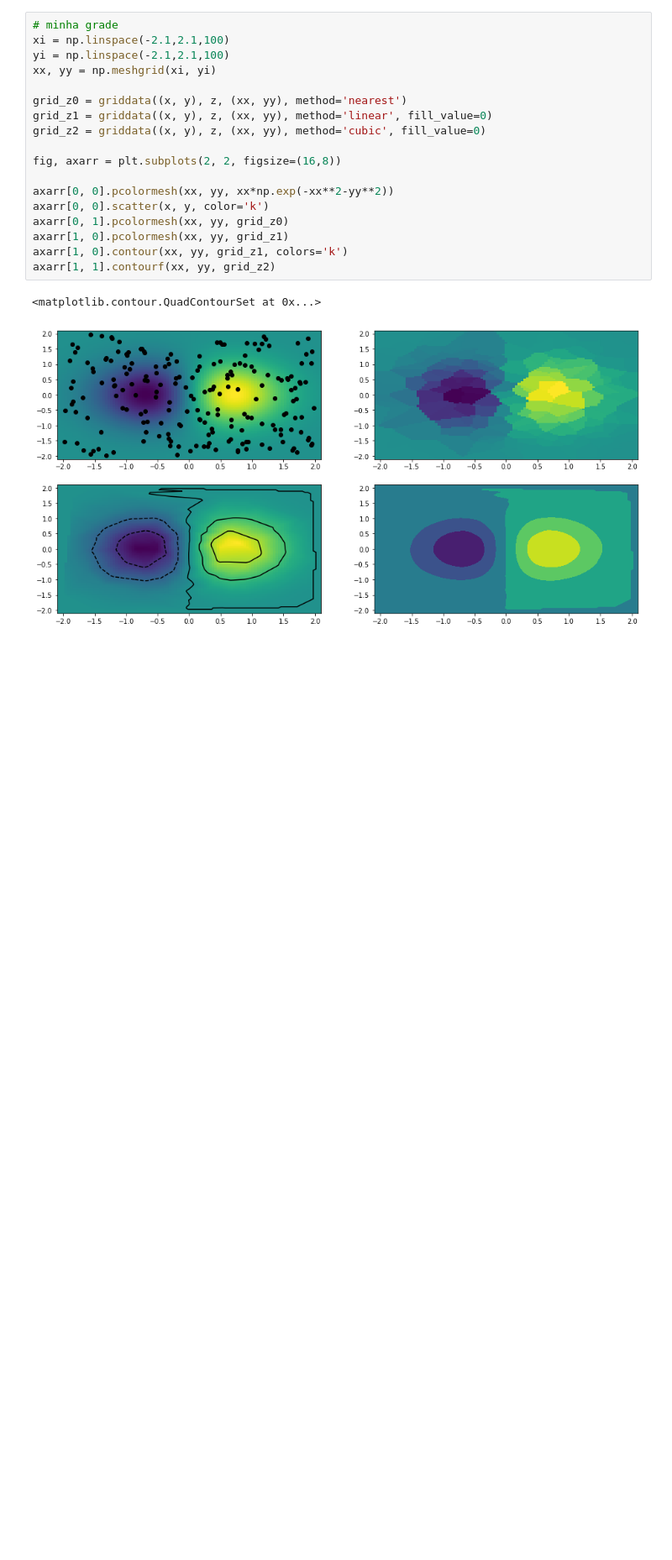
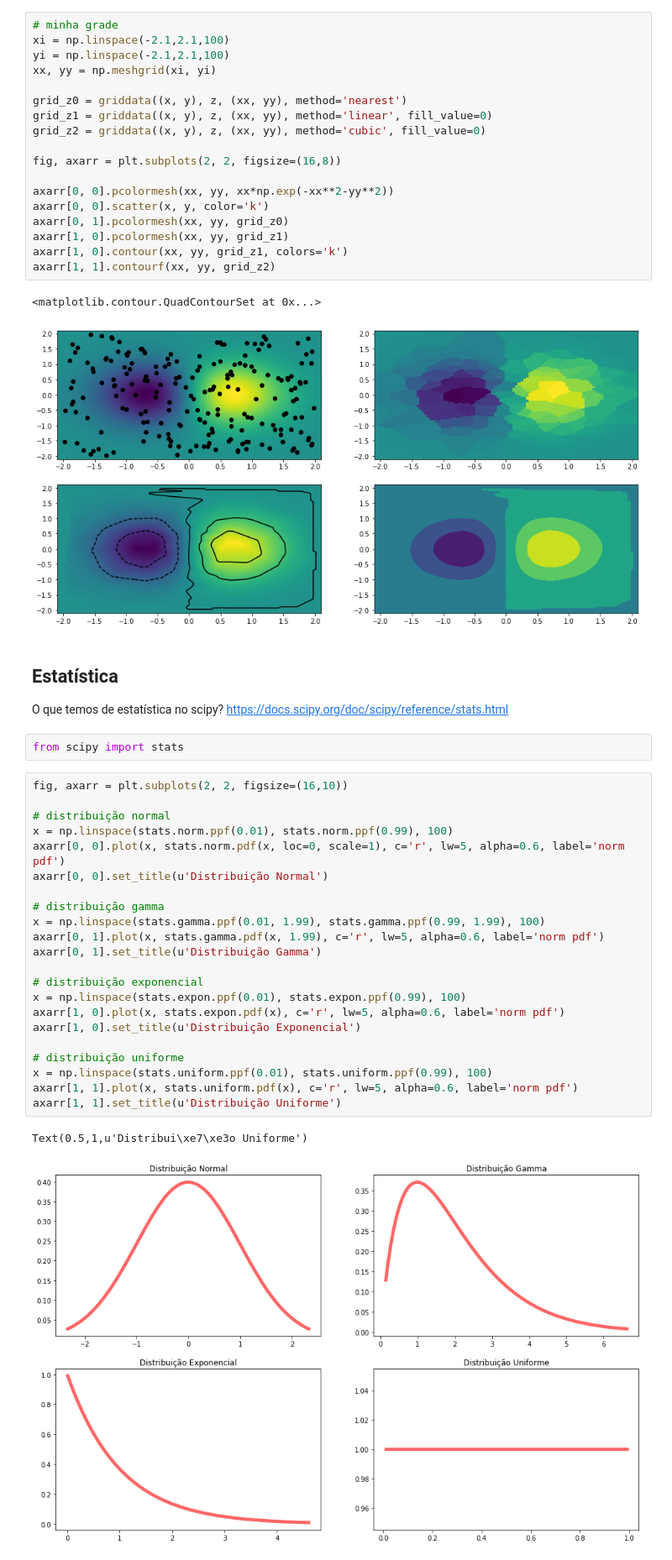
Before and after one commit to rafaelcabreu/PythonTutorial, a Jupyter notebook: 03_scipy_pandas.ipynb, the cells around one changed output. Shown at 84% size. Cells and saved outputs as stored; diff of their text form; blank space fills up the shorter version.

Commit message:
added statistics part for scipy notebook

```diff
--- a/03_scipy_pandas.ipynb
+++ b/03_scipy_pandas.ipynb
@@ -121,3 +121,34 @@ axarr[1, 1].contourf(xx, yy, grid_z2)
 # %% [output]
 <matplotlib.contour.QuadContourSet at 0x...>
 [figure]
+# %% [markdown]
+## Estatística
+
+O que temos de estatística no scipy? https://docs.scipy.org/doc/scipy/reference/stats.html
+# %%
+from scipy import stats
+# %%
+fig, axarr = plt.subplots(2, 2, figsize=(16,10))
+
+# distribuição normal
+x = np.linspace(stats.norm.ppf(0.01), stats.norm.ppf(0.99), 100)
+axarr[0, 0].plot(x, stats.norm.pdf(x, loc=0, scale=1), c='r', lw=5, alpha=0.6, label='norm pdf')
+axarr[0, 0].set_title(u'Distribuição Normal')
+
+# distribuição gamma
+x = np.linspace(stats.gamma.ppf(0.01, 1.99), stats.gamma.ppf(0.99, 1.99), 100)
+axarr[0, 1].plot(x, stats.gamma.pdf(x, 1.99), c='r', lw=5, alpha=0.6, label='norm pdf')
+axarr[0, 1].set_title(u'Distribuição Gamma')
+
+# distribuição exponencial
+x = np.linspace(stats.expon.ppf(0.01), stats.expon.ppf(0.99), 100)
+axarr[1, 0].plot(x, stats.expon.pdf(x), c='r', lw=5, alpha=0.6, label='norm pdf')
+axarr[1, 0].set_title(u'Distribuição Exponencial')
+
+# distribuição uniforme
+x = np.linspace(stats.uniform.ppf(0.01), stats.uniform.ppf(0.99), 100)
+axarr[1, 1].plot(x, stats.uniform.pdf(x), c='r', lw=5, alpha=0.6, label='norm pdf')
+axarr[1, 1].set_title(u'Distribuição Uniforme')
+# %% [output]
+Text(0.5,1,u'Distribui\xe7\xe3o Uniforme')
+[figure, added]
```
Also changed, not shown: parts of 7 cells of this notebook.
